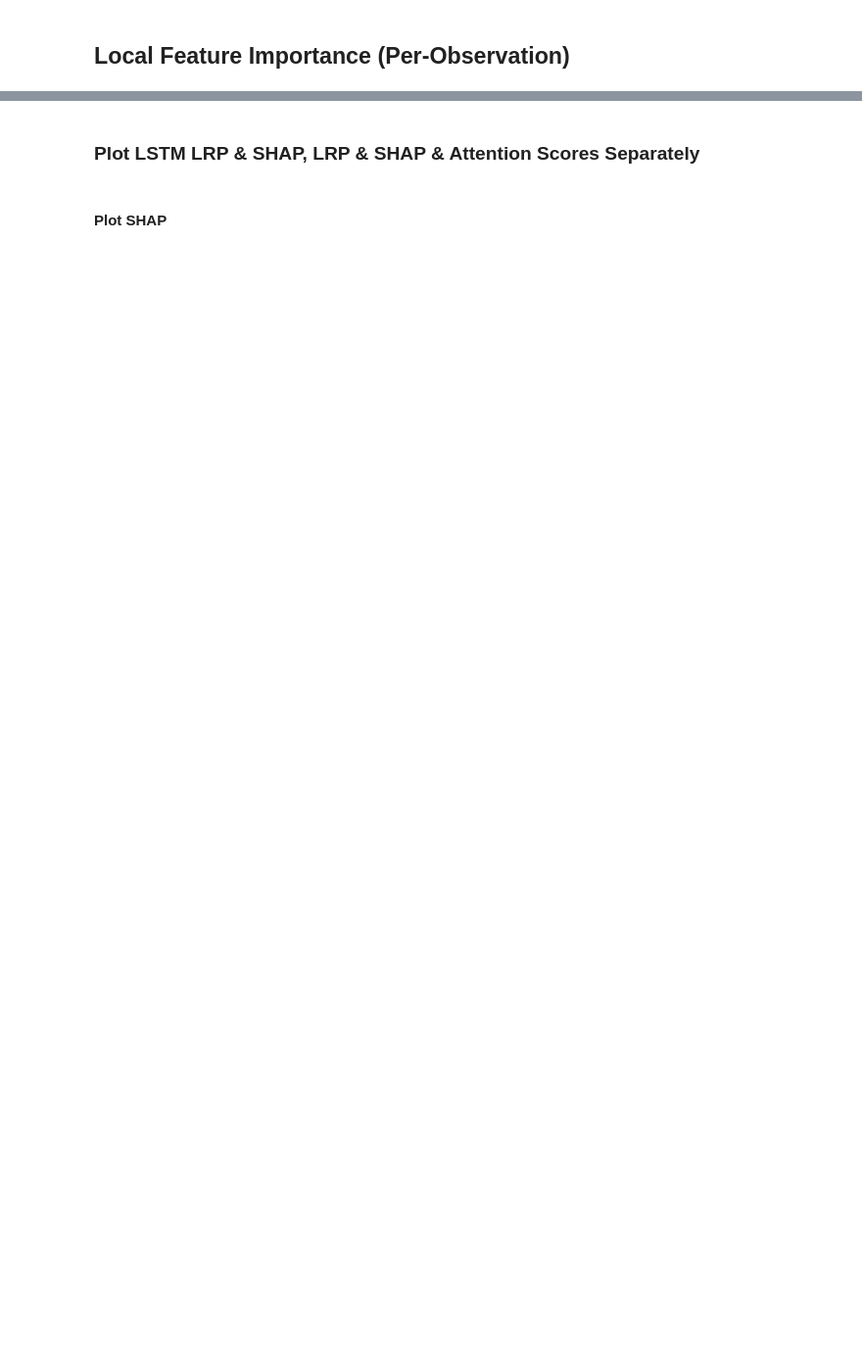
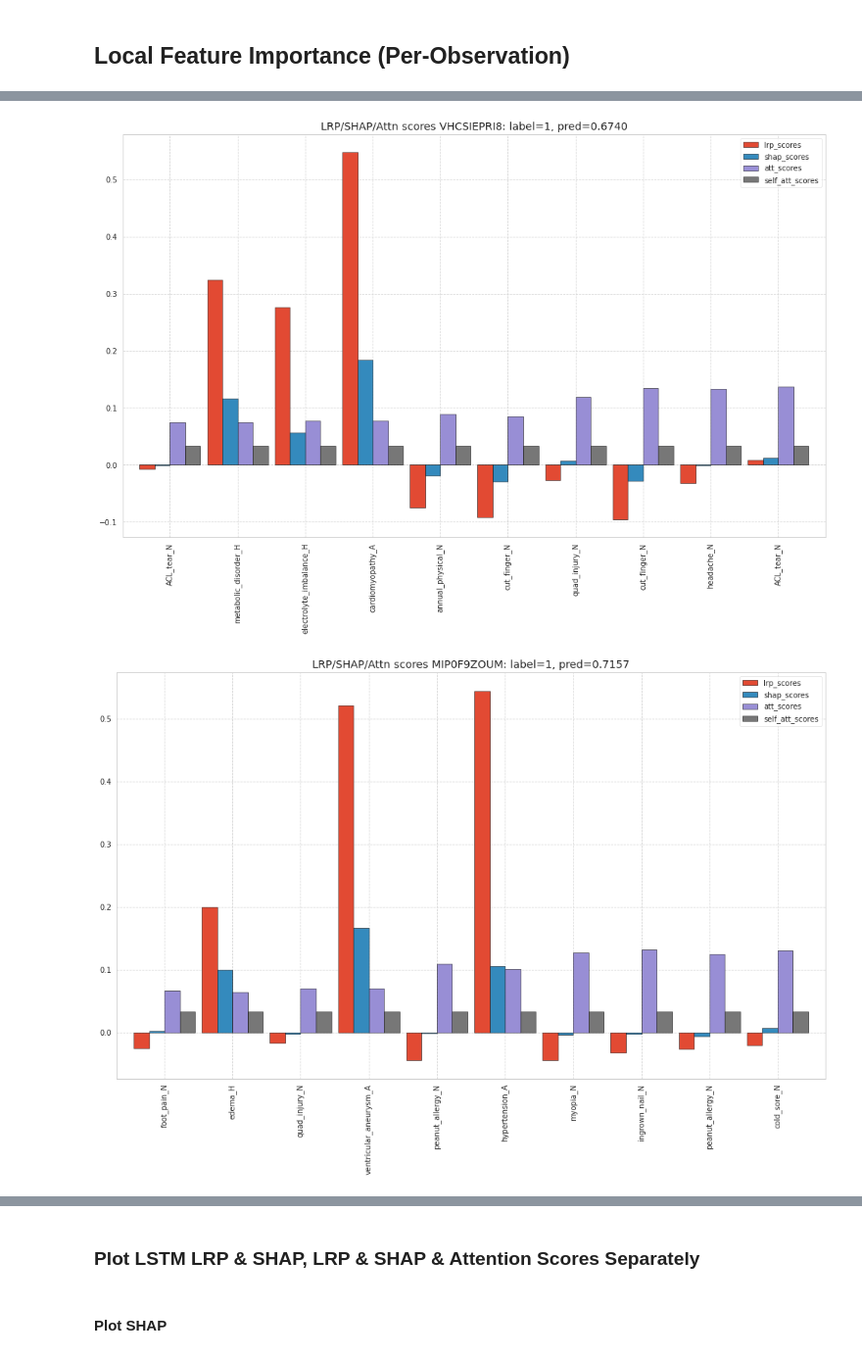
Before and after one commit to Weilin37/CMSAI_Research, a Jupyter notebook: final/explainability/model/lstm.ipynb, the cells around one changed output, grey strips where cells are left out. Shown at 98% size. Saved outputs shown, nothing was run; the diff lists cells and outputs as text; code cells hidden in the pictures; blank space fills up the shorter version.

```diff
--- a/final/explainability/model/lstm.ipynb
+++ b/final/explainability/model/lstm.ipynb
@@ -1064,22 +1336,34 @@ example_results.keys()
 # %%
 for uid in example_results.keys():
     df = pd.DataFrame()
     df["lrp_scores"] = example_results[uid][best_epoch]["imp"]["lrp_scores"]
     df["token"] = example_results[uid][best_epoch]["imp"]["token"]
     df["seq_idx"] = example_results[uid][best_epoch]["imp"]["seq_idx"]
     df["shap_scores"] = example_results[uid][best_epoch]["imp"]["shap_scores"]
     df["att_scores"] = example_results[uid][best_epoch]["imp"]["att_weights"]
+    if ADD_SELF_ATTENTION:
+        df["self_att_scores"] = example_results[uid][best_epoch]["imp"][
+            "self_att_weights"
+        ]
     # import pdb; pdb.set_trace()
 
-    df[["lrp_scores", "shap_scores", "att_scores"]].plot.bar(
-        align="center", width=0.9, edgecolor="black", figsize=(17, 10)
-    )
+    if not ADD_SELF_ATTENTION:
+        df[["lrp_scores", "shap_scores", "att_scores"]].plot.bar(
+            align="center", width=0.9, edgecolor="black", figsize=(17, 10)
+        )
+    else:
+        df[["lrp_scores", "shap_scores", "att_scores", "self_att_scores"]].plot.bar(
+            align="center", width=0.9, edgecolor="black", figsize=(17, 10)
+        )
     plt.xticks(df["seq_idx"], df.token.values.tolist(), rotation=90, zorder=1)
 
     lab = example_results[uid][epoch]["label"]
     pred = np.round(
         torch.sigmoid(torch.tensor(example_results[uid][best_epoch]["pred"])).numpy(), 4
     )
 
     plt.title(f"LRP/SHAP/Attn scores {uid}: label={lab[0]}, pred={pred:.4f}")
     plt.grid(color="lightgray", linestyle="--", zorder=3)
+# %% [output]
+[figure, added]
+[figure, added]
```
Also changed, not shown: parts of 40 cells of this notebook, 2 other files.
